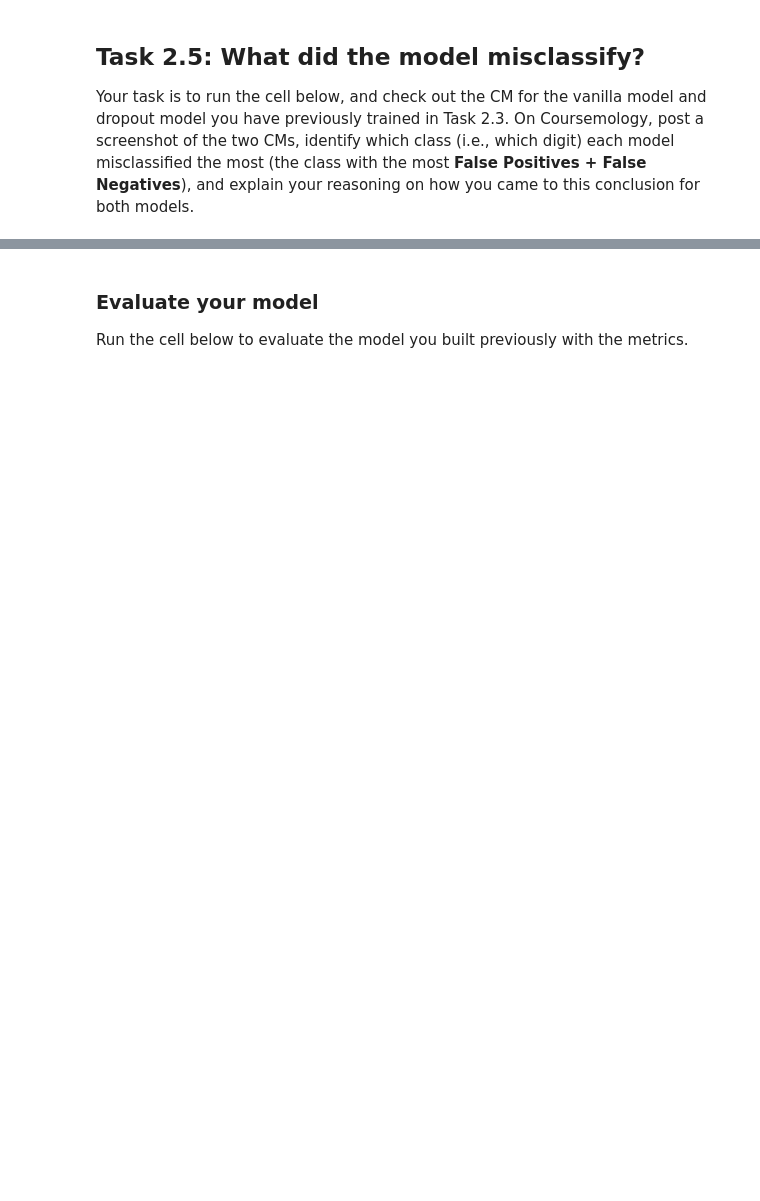
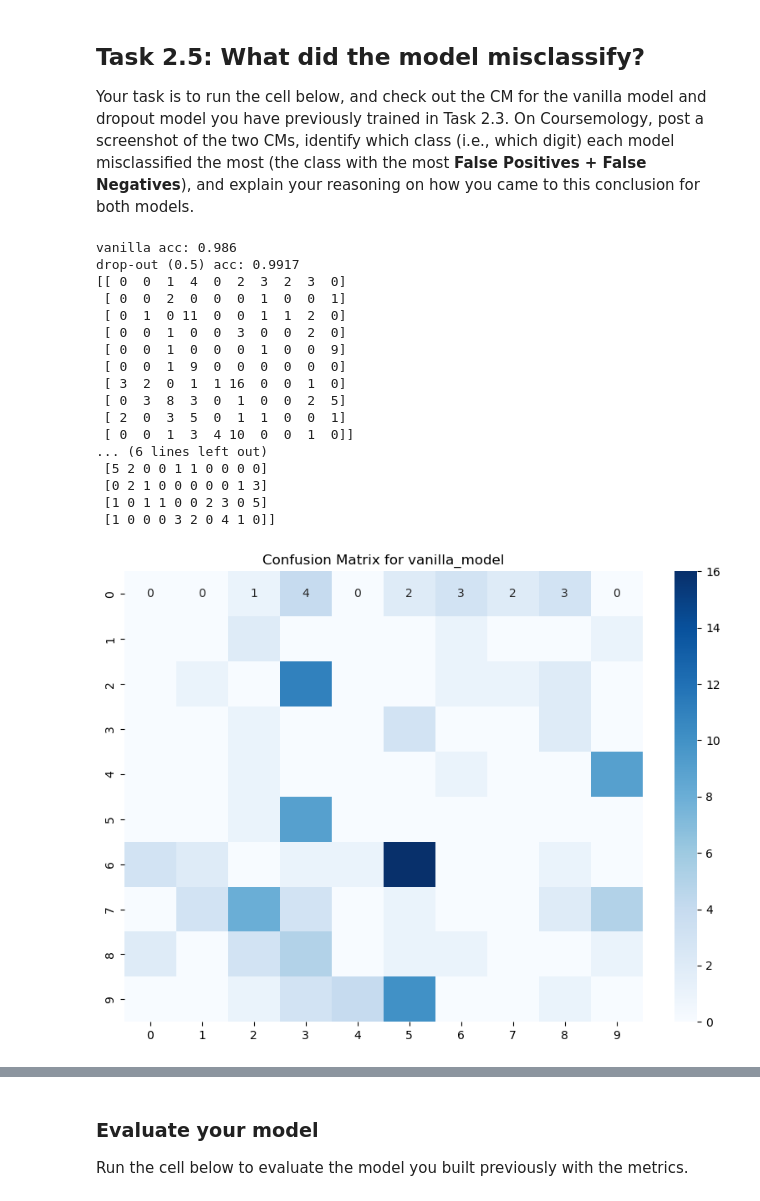
Before and after one commit to Kurtyjlee/CS2109S, a Jupyter notebook: ps7/ps7.ipynb, the cells around one changed output, grey strips where cells are left out. Drawn from its saved outputs; the diff is of its cells as text; code cells hidden in the pictures; blank space fills up the shorter version.

```diff
--- a/ps7/ps7.ipynb
+++ b/ps7/ps7.ipynb
@@ -27,3 +27,11 @@ import numpy as np
 # Visualization libraries
 import matplotlib.pyplot as plt
 import seaborn as sns
+
+# Verify boosted pytorch version
+if torch.backends.mps.is_available():
+    mps_device = torch.device("mps")
+    x = torch.ones(1, device=mps_device)
+    print (x)
+else:
+    print ("MPS device not found.")
@@ -481,30 +566,35 @@ def train_model(loader, model):
     - create the loss and optimizer
     """
     epoch_losses = []
-    for i in range(10):
-        epoch_loss = # YOUR CODE HERE
+    optimiser = torch.optim.Adam(model.parameters()) # use Adam
+    loss_fn = torch.nn.CrossEntropyLoss()   # use CrossEntropyLoss
+    num_of_epochs = 10
 
+    print(f"Training {model.__class__.__name__} with {num_of_epochs} epochs")
+
+    for i in range(num_of_epochs):
+        epoch_loss = 0 # YOUR CODE HERE
         for idx, data in enumerate(loader):
             x, y = data
 
             """
-            YOUR CODE HERE
-
             - reset the optimizer
             - perform forward pass
             - compute loss
             - perform backward pass
             """
+            optimiser.zero_grad()
 
-            # COMPUTE STATS
-            epoch_loss += # YOUR CODE HERE
+            y_pred = model(x)
 
+            loss = loss_fn(y_pred, y)
+            loss.backward()
+
+            optimiser.step()
+
+            epoch_loss += loss.item()
         epoch_loss = epoch_loss / len(loader)
         epoch_losses.append(epoch_loss)
-        print ("Epoch: {}, Loss: {}".format(i, epoch_loss))
+        print("Epoch: {}, Loss: {}".format(i, epoch_loss))
 
-
-    # YOUR CODE HERE
-
-vanilla_model, losses = train_model(train_loader, RawCNN(10))
-do_model, losses = train_model(train_loader, DropoutCNN(10))
+    return model, epoch_losses
@@ -603,31 +743,50 @@ Your task is to run the cell below, and check out the CM for the vanilla model a
 # %%
 from sklearn.metrics import confusion_matrix
 
 with torch.no_grad():
     vanilla_model.eval()
     for i, data in enumerate(test_loader):
         x, y = data
         pred_vanilla = vanilla_model(x)
         acc = get_accuracy(pred_vanilla, y)
         print(f"vanilla acc: {acc}")
 
     do_model.eval()
     for i, data in enumerate(test_loader):
         x, y = data
         pred_do = do_model(x)
         acc = get_accuracy(pred_do, y)
         print(f"drop-out (0.5) acc: {acc}")
 
 cm = confusion_matrix(mnist_test.targets, pred_vanilla.argmax(dim=1))
 plt.figure(figsize=(10,7))
 plt.title('Confusion Matrix for vanilla_model')
-# np.fill_diagonal(cm, 0) # you can zero-out the diagonal to highlight the errors better
+np.fill_diagonal(cm, 0) # you can zero-out the diagonal to highlight the errors better
 sns.heatmap(cm, annot=True, cmap='Blues', fmt='g')
-# print(cm) # if seaborn does not work, you can always print out the array
+print(cm) # if seaborn does not work, you can always print out the array
 
 cm = confusion_matrix(mnist_test.targets, pred_do.argmax(dim=1))
 plt.figure(figsize=(10,7))
 plt.title('Confusion Matrix for do_model')
-# np.fill_diagonal(cm, 0) # you can zero-out the diagonal to highlight the errors better
+np.fill_diagonal(cm, 0) # you can zero-out the diagonal to highlight the errors better
 sns.heatmap(cm, annot=True, cmap='Blues', fmt='g')
-# print(cm) # if seaborn does not work, you can always print out the array
+print(cm) # if seaborn does not work, you can always print out the array
+# %% [output]
+vanilla acc: 0.986
+drop-out (0.5) acc: 0.9917
+[[ 0  0  1  4  0  2  3  2  3  0]
+ [ 0  0  2  0  0  0  1  0  0  1]
+ [ 0  1  0 11  0  0  1  1  2  0]
+ [ 0  0  1  0  0  3  0  0  2  0]
+ [ 0  0  1  0  0  0  1  0  0  9]
+ [ 0  0  1  9  0  0  0  0  0  0]
+ [ 3  2  0  1  1 16  0  0  1  0]
+ [ 0  3  8  3  0  1  0  0  2  5]
+ [ 2  0  3  5  0  1  1  0  0  1]
+ [ 0  0  1  3  4 10  0  0  1  0]]
+... (6 lines left out)
+ [5 2 0 0 1 1 0 0 0 0]
+ [0 2 1 0 0 0 0 0 1 3]
+ [1 0 1 1 0 0 2 3 0 5]
+ [1 0 0 0 3 2 0 4 1 0]]
+[figure, added]
```
Also changed, not shown: parts of 25 cells of this notebook, 2 other files.
